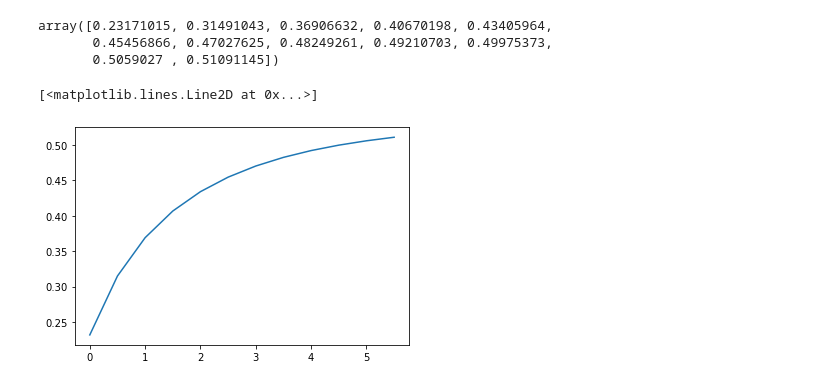
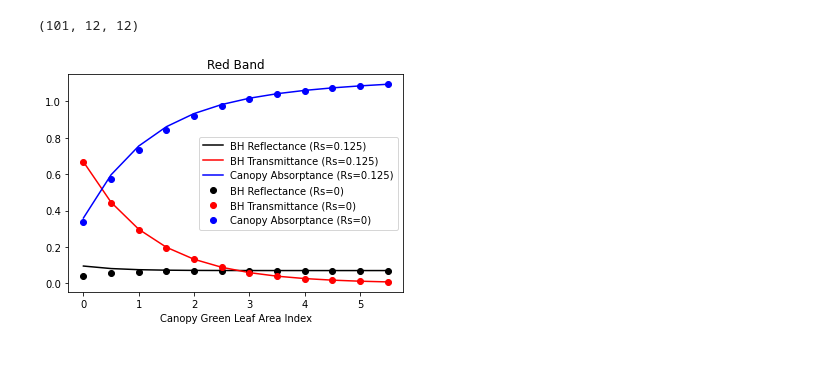
Before and after one commit to madelinehayes/EE645, a Jupyter notebook: EE645-Copy1.ipynb, the cells around one changed output. Cells and saved outputs as stored; diff of their text form; code cells hidden in the pictures; blank space fills up the shorter version.

```diff
--- a/EE645-Copy1.ipynb
+++ b/EE645-Copy1.ipynb
@@ -619,32 +559,4 @@ array([0., 0., 0., 0., 0., 0., 0., 0., 0., 0., 0., 0.])
-# %%
-#NIR BHR, BHT, and AB
-#R_s = 0.2 (typical soil reflectance)
-#rho_Ld = 0.475
-#tau_Ld = 0.45
-HR_nir_soil = HR_uc + HR_c
-HT_nir_soil = HT_uc + HT_c
-AB_nir_soil = AB_uc + AB_c
-HR_nir_soil1 = HR*0.3
-HR_nir_soil1
-# %% [output]
-array([0.23171015, 0.31491043, 0.36906632, 0.40670198, 0.43405964,
-       0.45456866, 0.47027625, 0.48249261, 0.49210703, 0.49975373,
-       0.5059027 , 0.51091145])
-# %%
-import matplotlib.pyplot as plt
-from scipy.interpolate import BSpline, make_interp_spline
-
-fig, ax = plt.subplots()
-x = np.arange(0,6,0.5)
-
-plt.plot(x, HR_red_black, color='black', label='NIR')
-plt.plot(x, HR_red_soil, color='red', label='Red')
-plt.xlabel("Canopy Green Leaf Area Index")
-plt.ylabel("Bi-Hemispherical Reflectance")
-plt.title("Red Band")
-plt.legend()
-
-#plt.savefig('Plot 1 New', dpi=1200) - this line of code saves the figure and names it 'Plot 1 New'
-# %% [output]
-[<matplotlib.lines.Line2D at 0x...>]
-[figure, removed]
+# %%
+Ic.shape
+# %% [output]
+(101, 12, 12)
@@ -650,0 +579,18 @@ plt.legend()
+# %%
+#BHR, BHT, and Abs for the red band
+fig, ax = plt.subplots()
+x = np.arange(0,6,0.5)
+plt.plot(x, HR_red_soil, color='black', label='BH Reflectance (Rs=0.125)')
+plt.plot(x, HT_red_soil, color='red', label='BH Transmittance (Rs=0.125)')
+plt.plot(x, AB_red_soil, color='blue', label='Canopy Absorptance (Rs=0.125)')
+plt.plot(x, HR_red_black, 'o',color='black', label='BH Reflectance (Rs=0)')
+plt.plot(x, HT_red_black, 'o',color='red', label='BH Transmittance (Rs=0)')
+plt.plot(x, AB_red_black, 'o',color='blue', label='Canopy Absorptance (Rs=0)')
+plt.xlabel("Canopy Green Leaf Area Index")
+#plt.ylabel("Bi-Hemispherical Reflectance")
+plt.title("Red Band")
+plt.legend()
+
+plt.savefig('Red Band All', dpi=1200)
+# %% [output]
+[figure, added]
```
Also changed, not shown: parts of 27 cells of this notebook.
